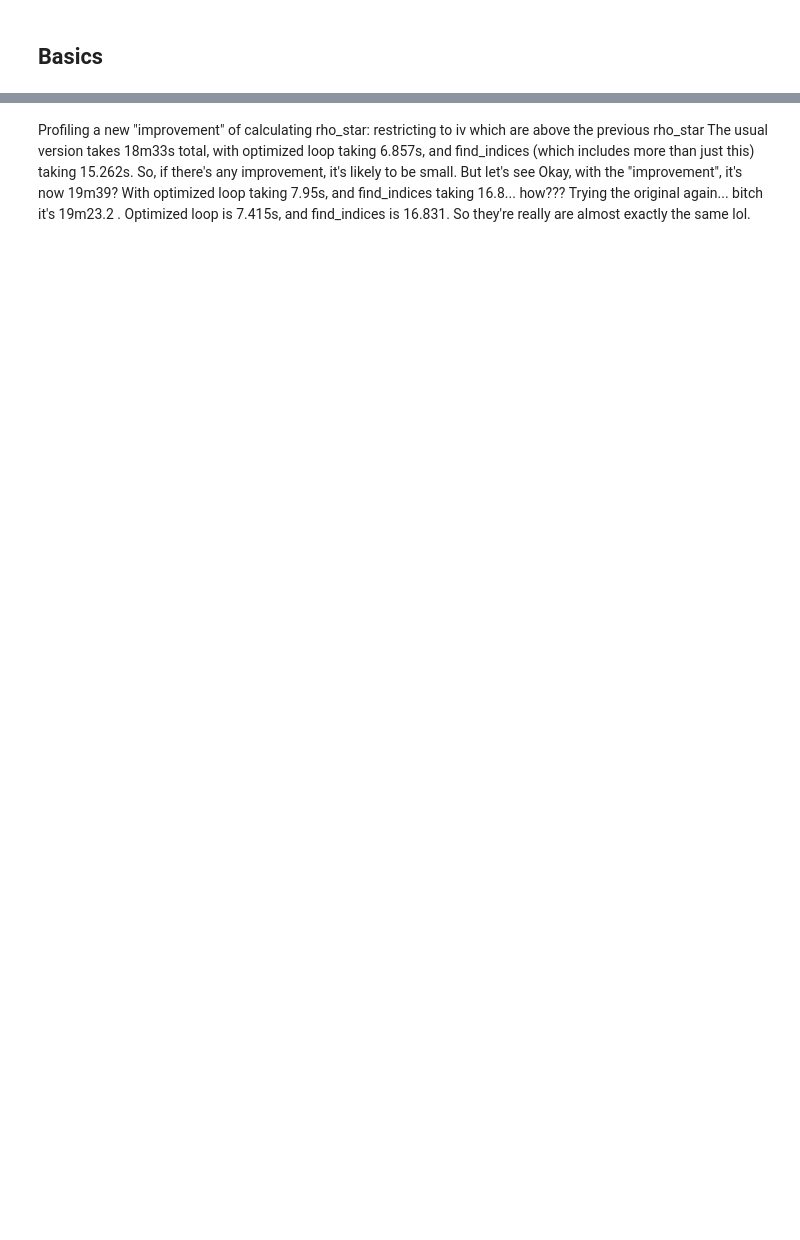
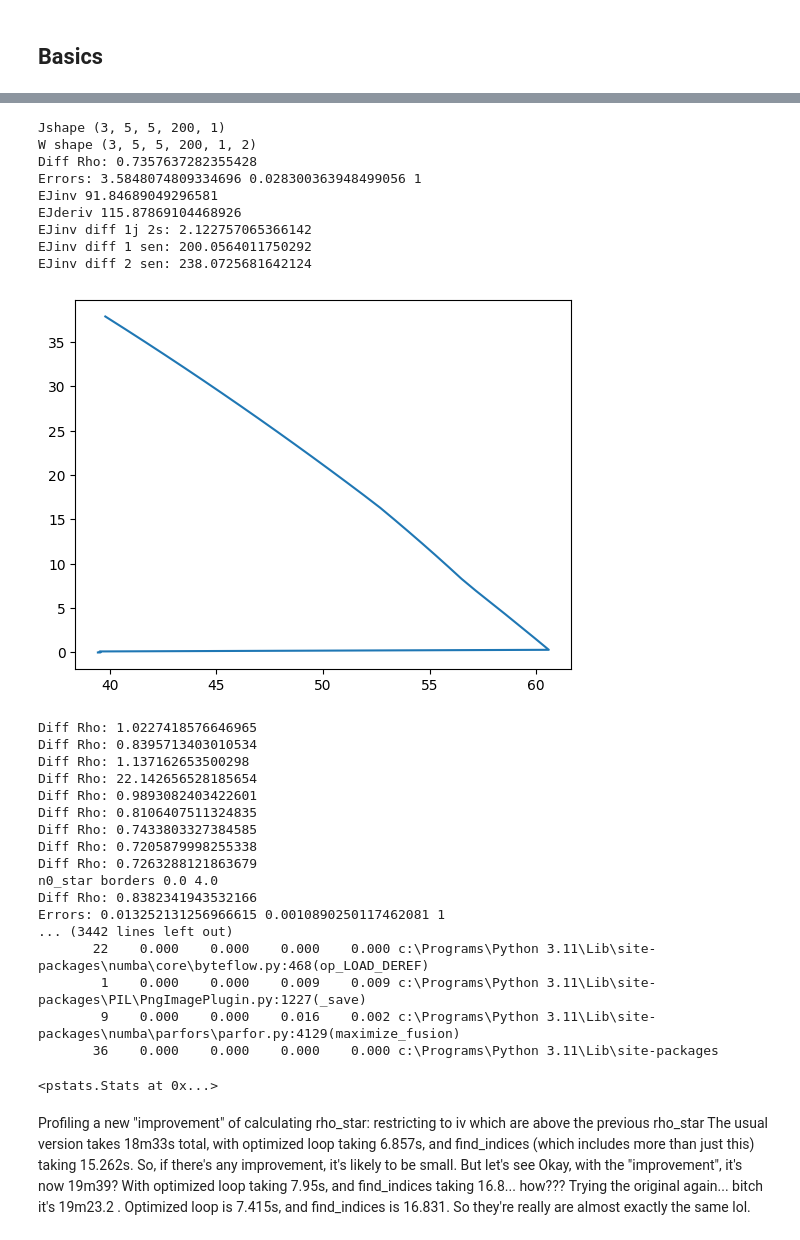
Before and after one commit to zalandru/Dynamic-Contracting-Multi-worker-Firm, a Jupyter notebook: Multiworker_wage_2steps/Initiating MWF.ipynb, the cells around one changed output, grey strips where cells are left out. Saved outputs shown, nothing was run; the diff lists cells and outputs as text; code cells hidden in the pictures; blank space fills up the shorter version.

```diff
--- a/Multiworker_wage_2steps/Initiating MWF.ipynb
+++ b/Multiworker_wage_2steps/Initiating MWF.ipynb
@@ -48,3 +89,43 @@ KeyboardInterrupt:
+# %%
+from Multiworker_Contract_hire_Rho_noapprox import MultiworkerContract
+mwc_Rho=MultiworkerContract(p,cc.js)
+
+profiler = cProfile.Profile()
+profiler.enable()
+(mwc_Rho_J,mwc_Rho_W,mwc_Rho_U,mwc_Rho_Rho,mwc_Rho_Wstar,mwc_Rho_sep,mwc_Rho_n0,mwc_Rho_n1)=mwc_Rho.J()
+profiler.disable()
+# Print profiling results
+stats = pstats.Stats(profiler).sort_stats(pstats.SortKey.TIME)
+stats.print_stats()
+# %% [output]
+Jshape (3, 5, 5, 200, 1)
+W shape (3, 5, 5, 200, 1, 2)
+Diff Rho: 0.7357637282355428
+Errors: 3.5848074809334696 0.028300363948499056 1
+EJinv 91.84689049296581
+EJderiv 115.87869104468926
+EJinv diff 1j 2s: 2.122757065366142
+EJinv diff 1 sen: 200.0564011750292
+EJinv diff 2 sen: 238.0725681642124
+[figure, added]
+Diff Rho: 1.0227418576646965
+Diff Rho: 0.8395713403010534
+Diff Rho: 1.137162653500298
+Diff Rho: 22.142656528185654
+Diff Rho: 0.9893082403422601
+Diff Rho: 0.8106407511324835
+Diff Rho: 0.7433803327384585
+Diff Rho: 0.7205879998255338
+Diff Rho: 0.7263288121863679
+n0_star borders 0.0 4.0
+Diff Rho: 0.8382341943532166
+Errors: 0.013252131256966615 0.0010890250117462081 1
+... (3442 lines left out)
+       22    0.000    0.000    0.000    0.000 c:\Programs\Python 3.11\Lib\site-packages\numba\core\byteflow.py:468(op_LOAD_DEREF)
+        1    0.000    0.000    0.009    0.009 c:\Programs\Python 3.11\Lib\site-packages\PIL\PngImagePlugin.py:1227(_save)
+        9    0.000    0.000    0.016    0.002 c:\Programs\Python 3.11\Lib\site-packages\numba\parfors\parfor.py:4129(maximize_fusion)
+       36    0.000    0.000    0.000    0.000 c:\Programs\Python 3.11\Lib\site-packages
+<pstats.Stats at 0x...>
 # %% [markdown]
 Profiling a new "improvement" of calculating rho_star: restricting to iv which are above the previous rho_star
 The usual version takes 18m33s total, with optimized loop taking 6.857s, and find_indices (which includes more than just this) taking 15.262s. So, if there's any improvement, it's likely to be small. But let's see
```
Also changed, not shown: parts of 6 cells of this notebook, 6 other files.
